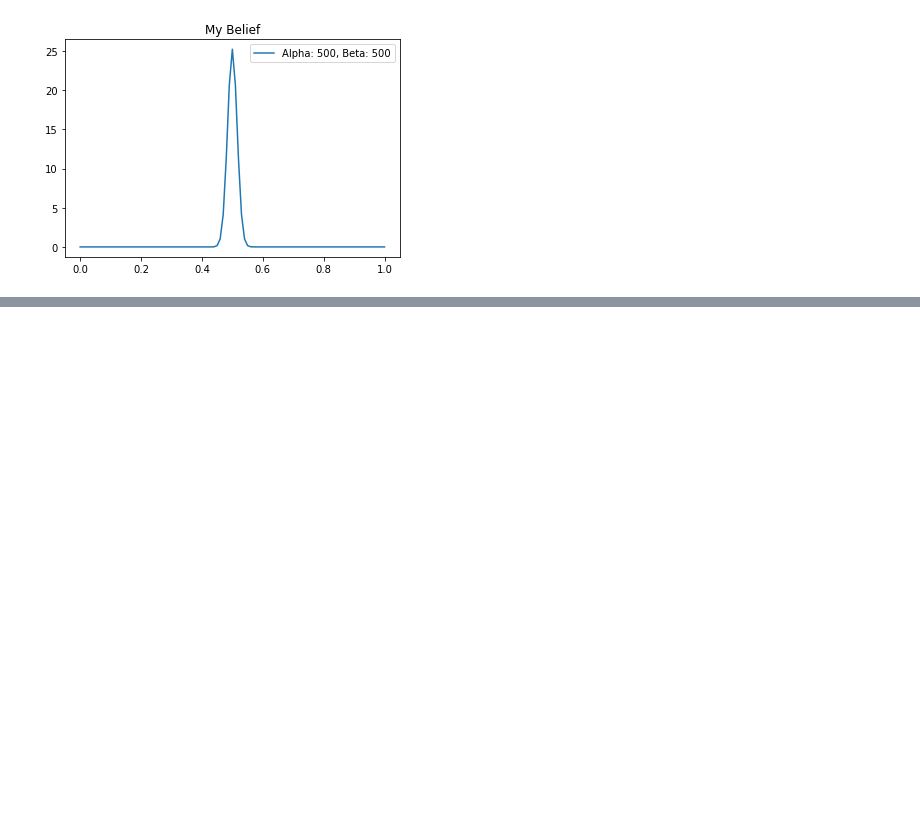
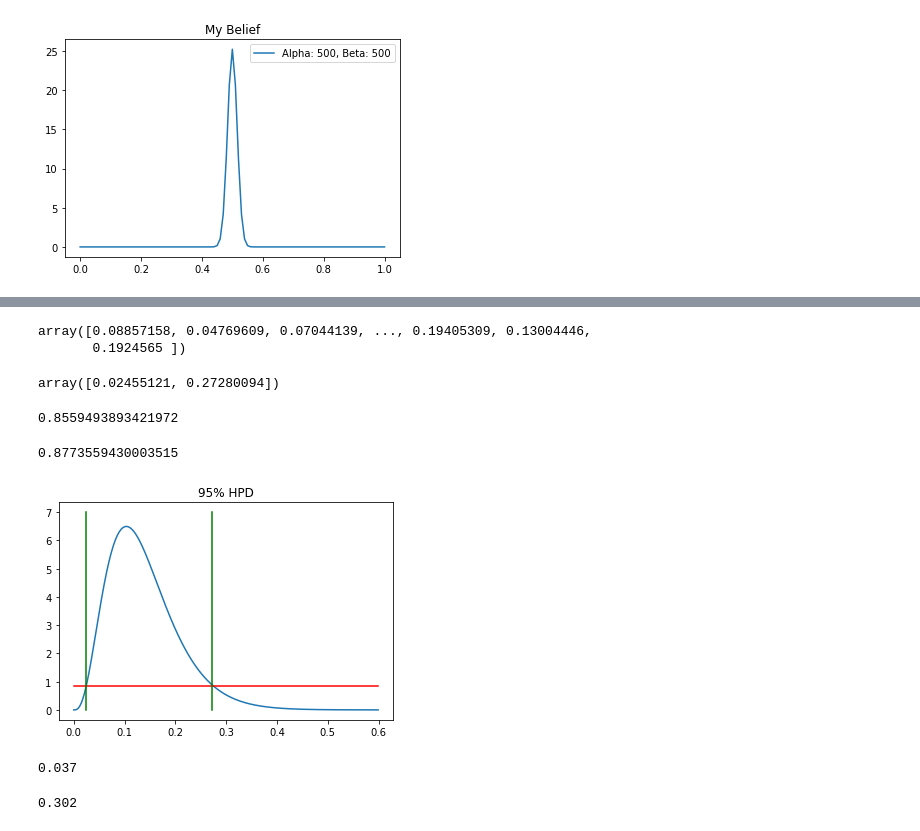
Before and after one commit to Peacock-Biscuit/MSSTAT, a Jupyter notebook: ISyE6420 Bayesian Statistics/Demo/Unit4.ipynb, the cells around one changed output, grey strips where cells are left out. Saved outputs shown, nothing was run; the diff lists cells and outputs as text; code cells hidden in the pictures; blank space fills up the shorter version.

```diff
--- a/ISyE6420 Bayesian Statistics/Demo/Unit4.ipynb
+++ b/ISyE6420 Bayesian Statistics/Demo/Unit4.ipynb
@@ -58,0 +62,38 @@ plt.show()
+# %%
+gamma = pm.Gamma.dist(alpha=4, beta=29)
+# %%
+xx = np.arange(0, 0.6, 0.001)
+yy = np.exp(gamma.logp(xx).eval())
+# %%
+gamma.random(size=5000)
+# %% [output]
+array([0.08857158, 0.04769609, 0.07044139, ..., 0.19405309, 0.13004446,
+       0.1924565 ])
+# %%
+# Find HPD Credible set
+k = 0.857368863848
+rand_gamma = gamma.random(size=50000)
+az.hdi(rand_gamma, 0.95)
+# %% [output]
+array([0.02455121, 0.27280094])
+# %%
+np.exp(gamma.logp(0.02455121).eval())
+# %% [output]
+0.8559493893421972
+# %%
+np.exp(gamma.logp(0.27280094).eval())
+# %% [output]
+0.8773559430003515
+# %%
+xx = np.arange(0, 0.6, 0.001)
+kk = [0.855 for i in xx]
+
+
+plt.plot(xx, yy)
+plt.plot(xx, kk, 'r')
+plt.plot([0.02455121, 0.02455121], [0, 7], 'g')
+plt.plot([0.27280094, 0.27280094], [0, 7], 'g')
+plt.title("95% HPD")
+plt.show()
+# %% [output]
+[figure, added]
@@ -58,0 +115,8 @@ plt.show()
+# %%
+xx[c_25-1]
+# %% [output]
+0.037
+# %%
+xx[c_75-1]
+# %% [output]
+0.302
```
Also changed, not shown: parts of 9 cells of this notebook, 5 other files.
